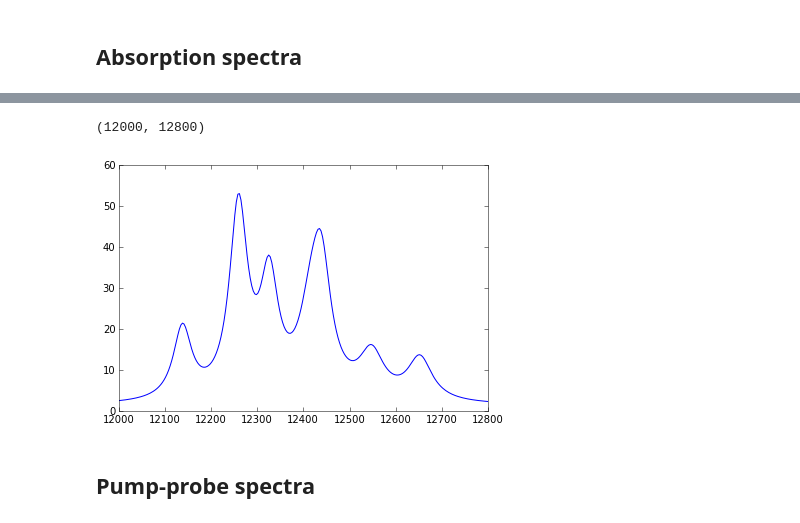
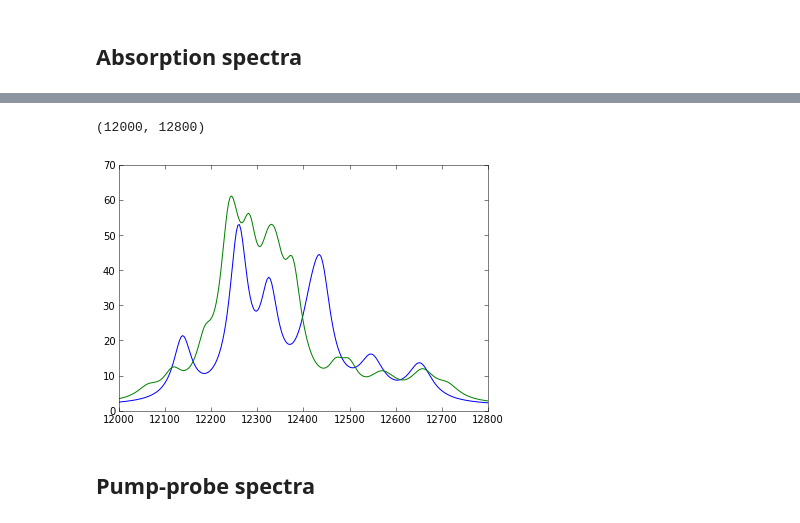
Before and after one commit to whaley-group-berkeley/qspectra, a Jupyter notebook: examples/FMO dynamics with Redfield theory.ipynb, the cells around one changed output, grey strips where cells are left out. Drawn from its saved outputs; the diff is of its cells as text; code cells hidden in the pictures.

Commit message:
Ensemble sampling for simulate functions

```diff
--- a/examples/FMO dynamics with Redfield theory.ipynb
+++ b/examples/FMO dynamics with Redfield theory.ipynb
@@ -20,7 +20,8 @@ dipoles_fmo = np.array([d / np.linalg.norm(d) for d in
               [2.284, -2.023, -3.871, 2.145, -2.642, 3.562, 2.837],
               [1.506, 0.431, 0.853, 1.112, -0.661, -1.851, 2.015]]).T])
 
-fmo_hamiltonian = ElectronicHamiltonian(electronic_fmo, 0, DebyeBath(CM_K * 77, 35, 106), dipoles_fmo)
+fmo_hamiltonian = ElectronicHamiltonian(electronic_fmo, 0, 100,
+                                        DebyeBath(CM_K * 77, 35, 106), dipoles_fmo)
 # %%
 dynamical_model = RedfieldModel(fmo_hamiltonian, hilbert_subspace='gef', unit_convert=CM_FS)
 # %% [markdown]
@@ -86,4 +87,6 @@ legend(np.concatenate([['Laser (arb. units)'], ['Site {}'.format(n) for n in xra
 # %%
 %%time
 f, X = absorption_spectra(dynamical_model, 5000, isotropic_average=True)
+f, X2 = absorption_spectra(dynamical_model, 5000,
+                           ensemble_size=3, ensemble_random_seed=12345)
 # %% [output]
@@ -92,9 +95,10 @@ Wall time: 332 ms
 # %%
 plot(f, X)
+plot(f, X2)
 xlim(12000, 12800)
 # %% [output]
 (12000, 12800)
-[figure, old version]
+[figure, new version]
 # %% [markdown]
 ## Pump-probe spectra
 # %% [markdown]
```
Also changed, not shown: parts of 7 cells of this notebook, 6 other files.
